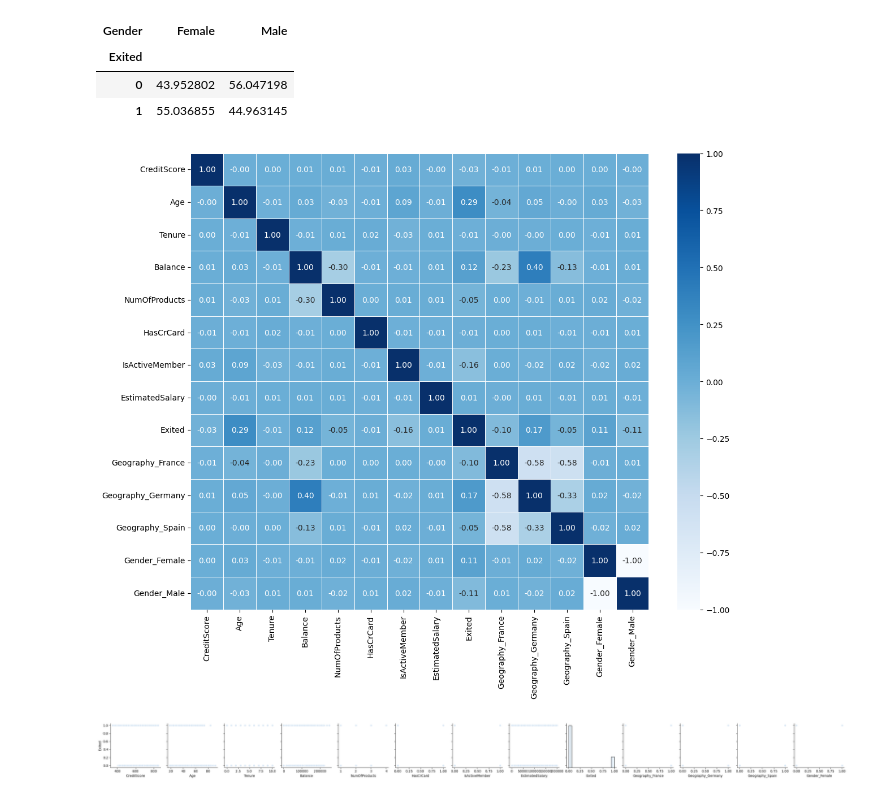
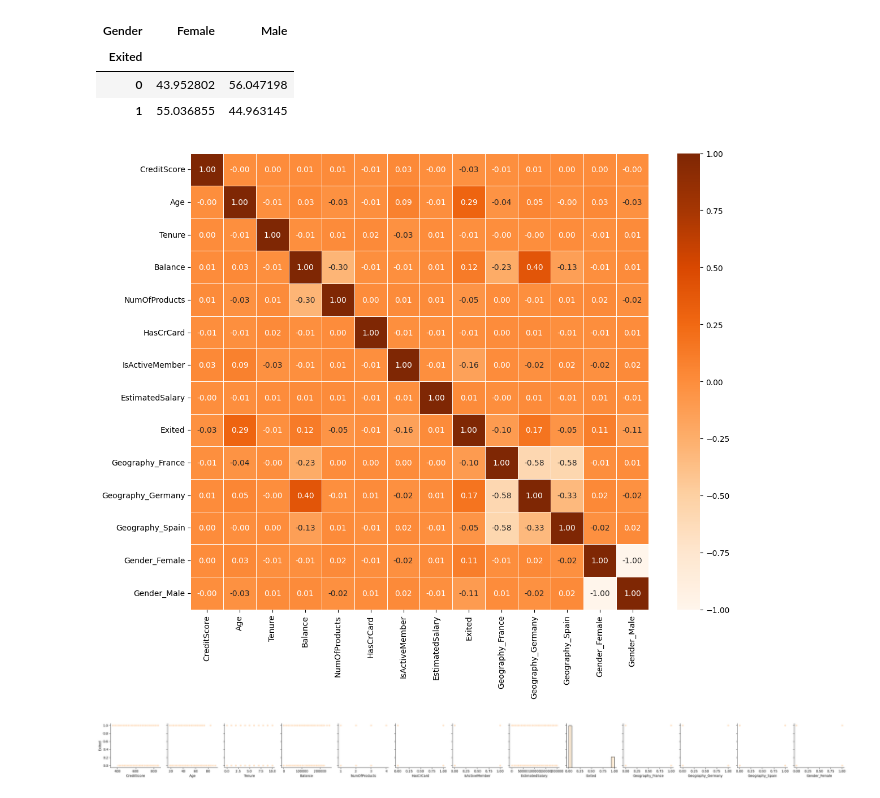
Before and after one commit to Loredane-2024/final-project, a Jupyter notebook: notebooks/final_project.ipynb, the cells around one changed output. Saved outputs shown, nothing was run; the diff lists cells and outputs as text; code cells hidden in the pictures.

```diff
--- a/notebooks/final_project.ipynb
+++ b/notebooks/final_project.ipynb
@@ -266,9 +283,9 @@ plt.show()
 # %%
-sns.set_palette("Blues")
+sns.set_palette("Oranges")
 
 # Distribution of Balance by Geography
 plt.figure(figsize=(10, 6))
-sns.boxplot(x="Geography", y="Balance", data=df_churn,hue= "Geography", legend= False, palette="Blues")
+sns.boxplot(x="Geography", y="Balance", data=df_churn,hue= "Geography", legend= False, palette="Oranges")
 plt.title("Distribution of Balance by Geography")
 plt.tight_layout()
 plt.show()
@@ -530,17 +553,17 @@ Churn Rate by Gender for Germany (%):
 # %%
 # Encoding categorical columns
 df_encoded = pd.get_dummies(df_churn, columns=["Geography", "Gender"])
 
 correlation_matrix_encoded = df_encoded.corr()
 
 # Plotting the heatmap of the correlation matrix with encoded columns
 plt.figure(figsize=(12, 10))
-sns.heatmap(correlation_matrix_encoded, annot=True, cmap="Blues", fmt=".2f", linewidths=0.5)
+sns.heatmap(correlation_matrix_encoded, annot=True, cmap="Oranges", fmt=".2f", linewidths=0.5)
 
 plt.tight_layout()
 plt.show()
 # %% [output]
-[figure, old version]
+[figure, new version]
 # %%
 sns.pairplot(df_encoded, y_vars=["Exited"], x_vars=df_encoded.columns[:-1], kind="scatter");
 # %% [output]
```
Also changed, not shown: parts of 40 cells of this notebook, 18 other files.
